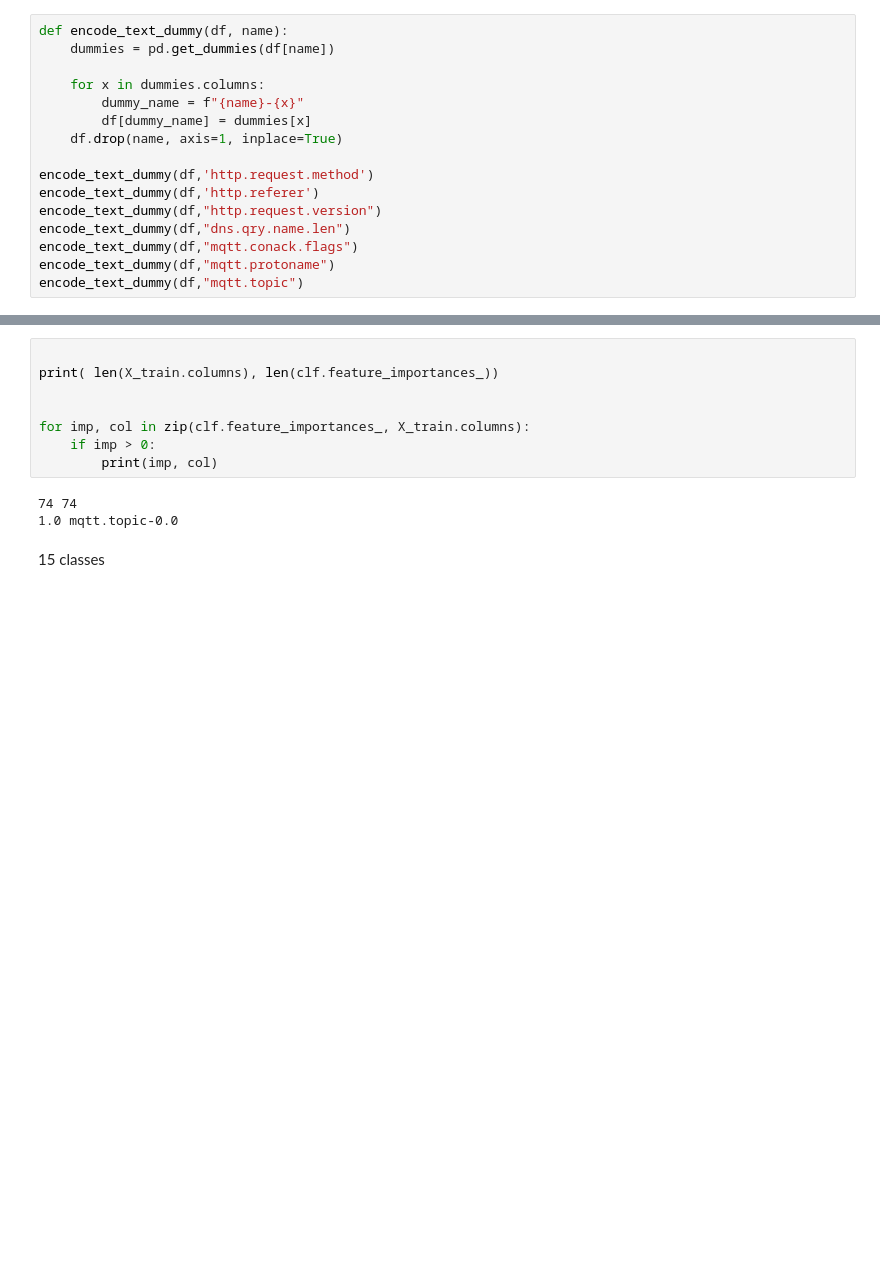
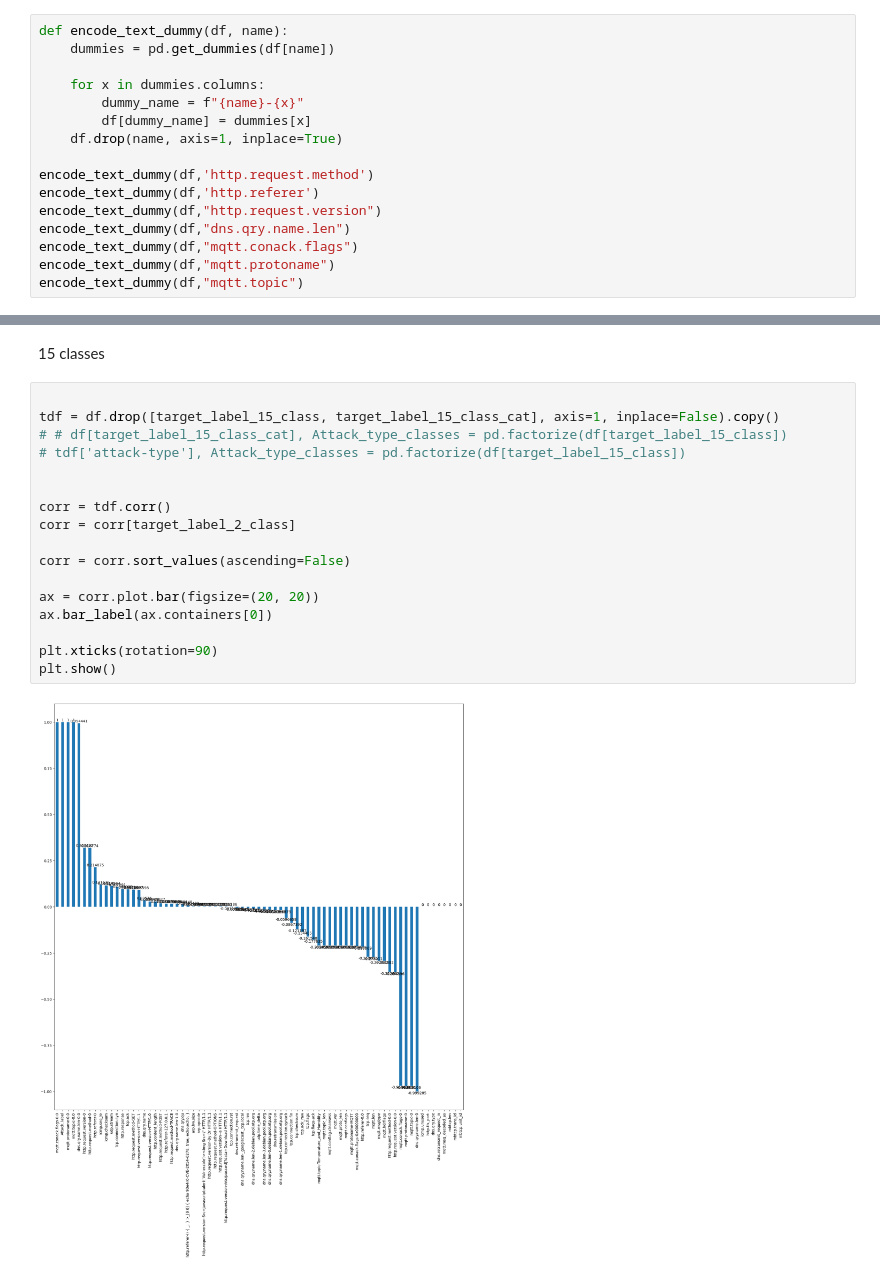
Before and after one commit to pro1710/ids, a Jupyter notebook: ds_analysis.ipynb, the cells around one changed output, grey strips where cells are left out. Cells and saved outputs as stored; diff of their text form; blank space fills up the shorter version.

```diff
--- a/ds_analysis.ipynb
+++ b/ds_analysis.ipynb
@@ -273,16 +296,24 @@ Accuracy: 1.0
-# %%
-
-print( len(X_train.columns), len(clf.feature_importances_))
-
-
-for imp, col in zip(clf.feature_importances_, X_train.columns):
-    if imp > 0:
-        print(imp, col)
-# %% [output]
-74 74
-1.0 mqtt.topic-0.0
 # %% [markdown]
 15 classes
+# %%
+
+tdf = df.drop([target_label_15_class, target_label_15_class_cat], axis=1, inplace=False).copy()
+# # df[target_label_15_class_cat], Attack_type_classes = pd.factorize(df[target_label_15_class])
+# tdf['attack-type'], Attack_type_classes = pd.factorize(df[target_label_15_class])
+
+
+corr = tdf.corr()
+corr = corr[target_label_2_class]
+
+corr = corr.sort_values(ascending=False)
+
+ax = corr.plot.bar(figsize=(20, 20))
+ax.bar_label(ax.containers[0])
+
+plt.xticks(rotation=90)
+plt.show()
+# %% [output]
+[figure, added]
 # %%
 
 Y = df[target_label_15_class_cat]
```
Also changed, not shown: parts of 13 cells of this notebook.
